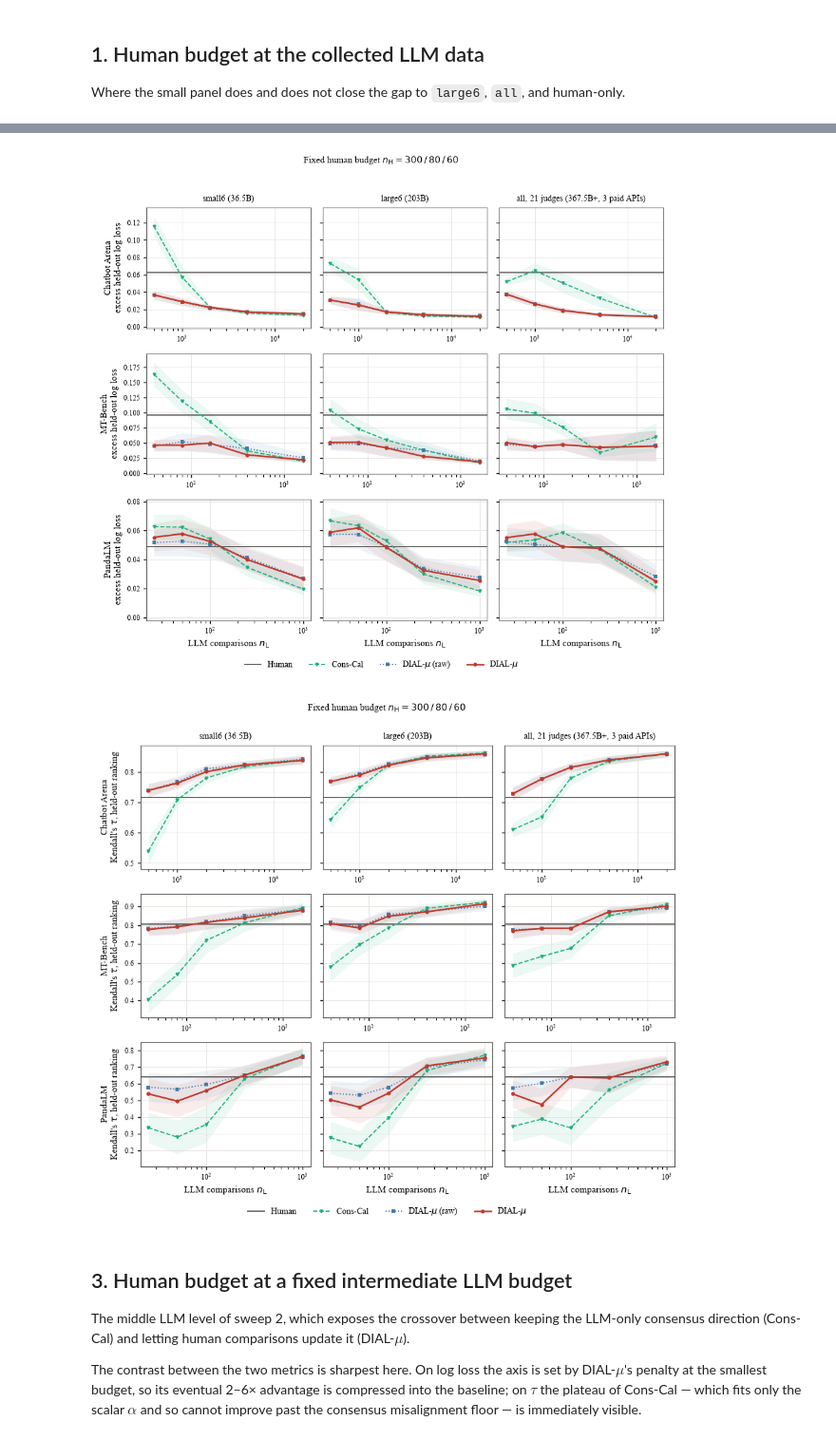
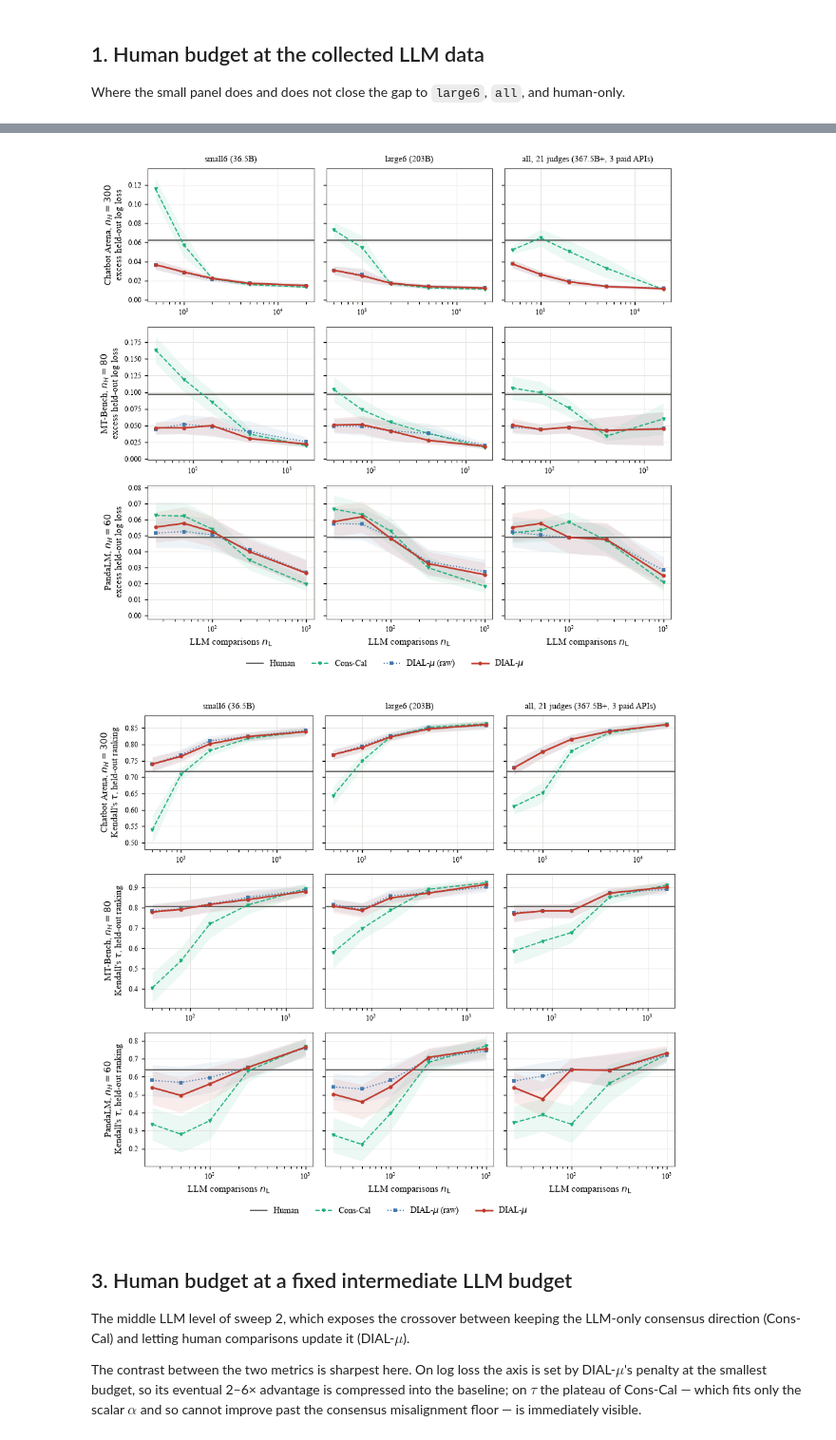
Before and after one commit to JinHongDu-Lab/DIAL, a Jupyter notebook: notebooks/3_panel_budget.ipynb, the cells around one changed output, grey strips where cells are left out. Shown at 95% size. Cells and saved outputs as stored; diff of their text form; code cells hidden in the pictures.

```diff
--- a/notebooks/3_panel_budget.ipynb
+++ b/notebooks/3_panel_budget.ipynb
@@ -74,6 +74,6 @@ Where the small panel does and does not close the gap to `large6`, `all`, and hu
 for metric in ("excess", "tau"):
     LABEL = METRIC[metric]["label"]
     show(summary[summary.sweep == "budget"], "fig_small_panel", metric,
-         x_column="n_H", ylabel=lambda ds, _l=LABEL: f"{DATASET_LABEL[ds]}\n{_l}",
+         x_column="n_H", ylabel=lambda ds, _l=LABEL: f"{DATASET_LABEL[ds]}, all LLM data\n{_l}",
          xlabel=r"human calibration labels $n_{\mathrm{H}}$", methods=METHODS)
 # %% [output]
@@ -87,13 +87,12 @@ re-estimate $\mu$ from the human comparisons.
 # %%
 for metric in ("excess", "tau"):
     LABEL = METRIC[metric]["label"]
     show(summary[summary.sweep == "llm_budget"], "fig_small_panel_llmbudget", metric,
-         x_column="level", ylabel=lambda ds, _l=LABEL: f"{DATASET_LABEL[ds]}\n{_l}",
-         xlabel=r"LLM comparisons $n_{\mathrm{L}}$", methods=METHODS, flat=("human_only",),
-         suptitle=r"Fixed human budget $n_{\mathrm{H}}=300\,/\,80\,/\,60$", xticks=False)
+         x_column="level", ylabel=lambda ds, _l=LABEL: f"{DATASET_LABEL[ds]}, $n_H={NH[ds]}$\n{_l}",
+         xlabel=r"LLM comparisons $n_{\mathrm{L}}$", methods=METHODS, flat=("human_only",), xticks=False)
 # %% [output]
-[figure, old version]
+[figure, new version]
-[figure, old version]
+[figure, new version]
 # %% [markdown]
 ## 3. Human budget at a fixed intermediate LLM budget
 
```
Also changed, not shown: parts of 5 cells of this notebook, 15 other files.
